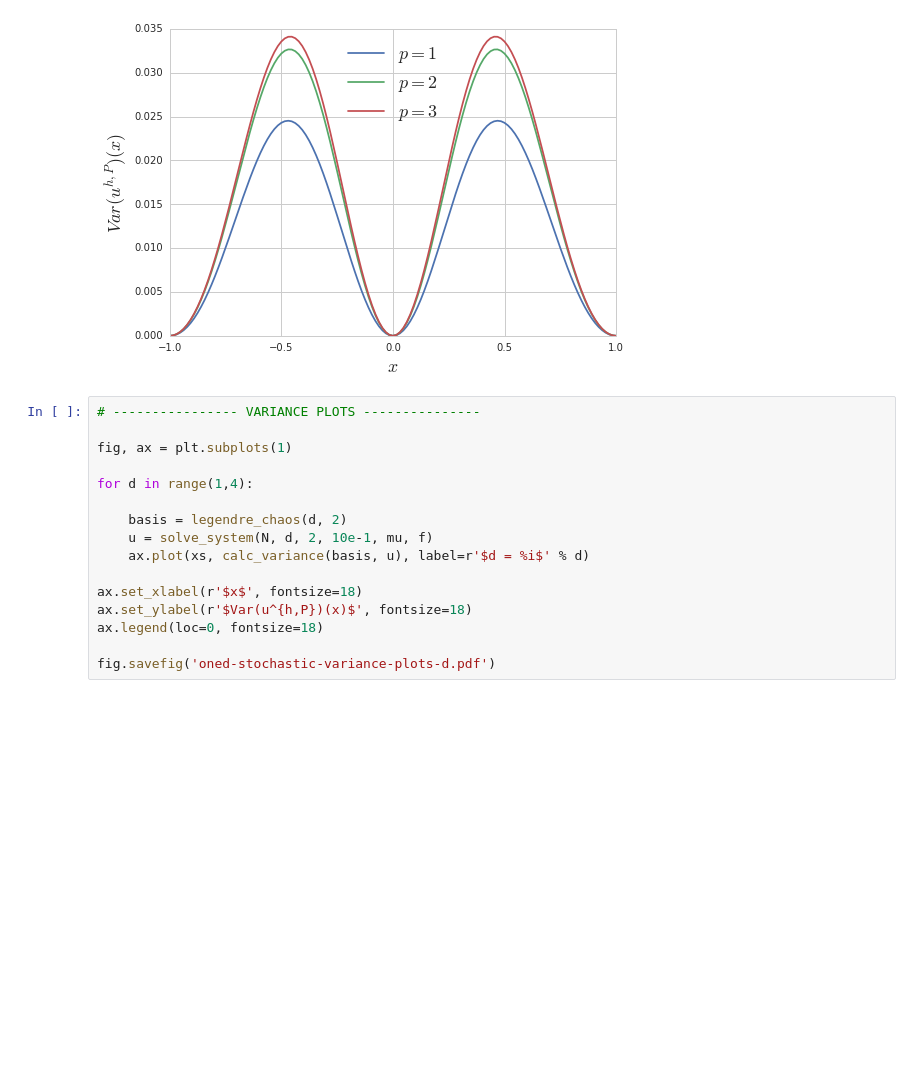
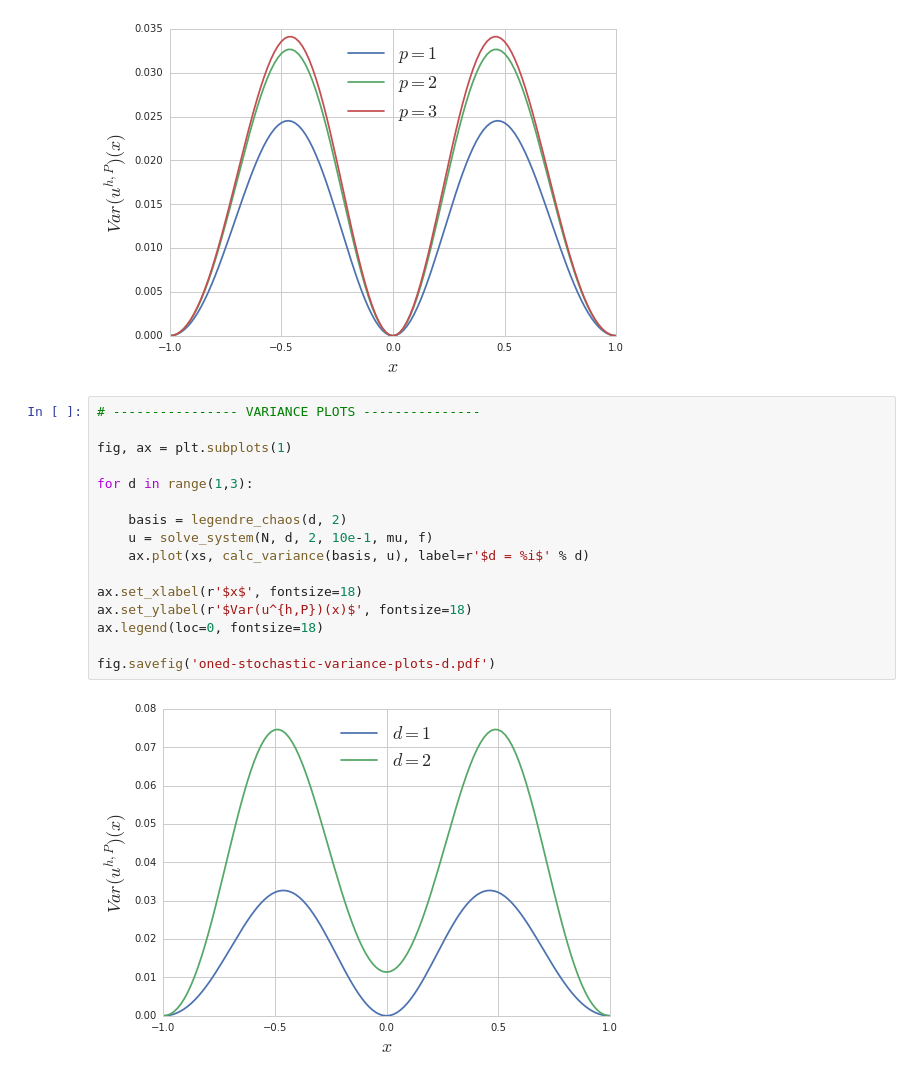
Before and after one commit to alcarney/polynomial_chaos, a Jupyter notebook: src/oned_stochastic.ipynb, the cells around one changed output. Drawn from its saved outputs; the diff is of its cells as text; blank space fills up the shorter version.

Commit message:
Added 1D stochastic plots

```diff
--- a/src/oned_stochastic.ipynb
+++ b/src/oned_stochastic.ipynb
@@ -81,16 +79,18 @@ fig.savefig('oned-stochastic-variance-plots.pdf')
 # %%
 # ---------------- VARIANCE PLOTS ---------------
 
 fig, ax = plt.subplots(1)
 
-for d in range(1,4):
+for d in range(1,3):
 
     basis = legendre_chaos(d, 2)
     u = solve_system(N, d, 2, 10e-1, mu, f)
     ax.plot(xs, calc_variance(basis, u), label=r'$d = %i$' % d)
 
 ax.set_xlabel(r'$x$', fontsize=18)
 ax.set_ylabel(r'$Var(u^{h,P})(x)$', fontsize=18)
 ax.legend(loc=0, fontsize=18)
 
 fig.savefig('oned-stochastic-variance-plots-d.pdf')
+# %% [output]
+[figure, added]
```
Also changed, not shown: parts of 1 cell of this notebook, 9 other files.
